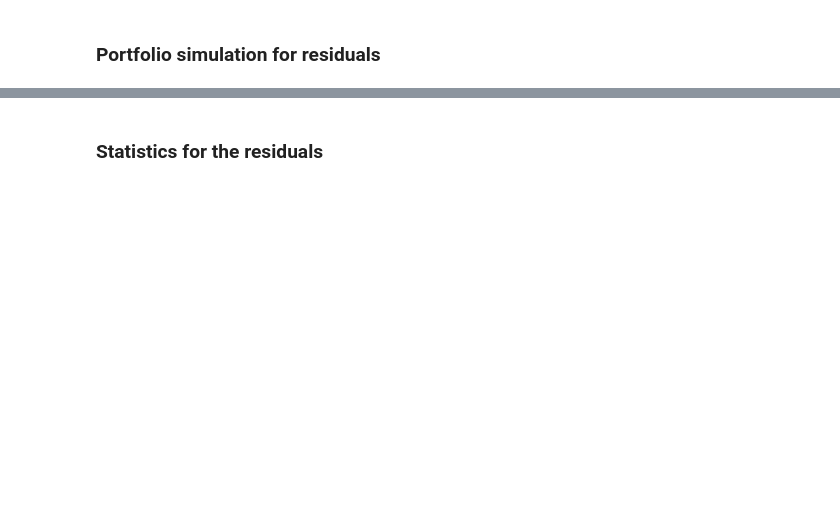
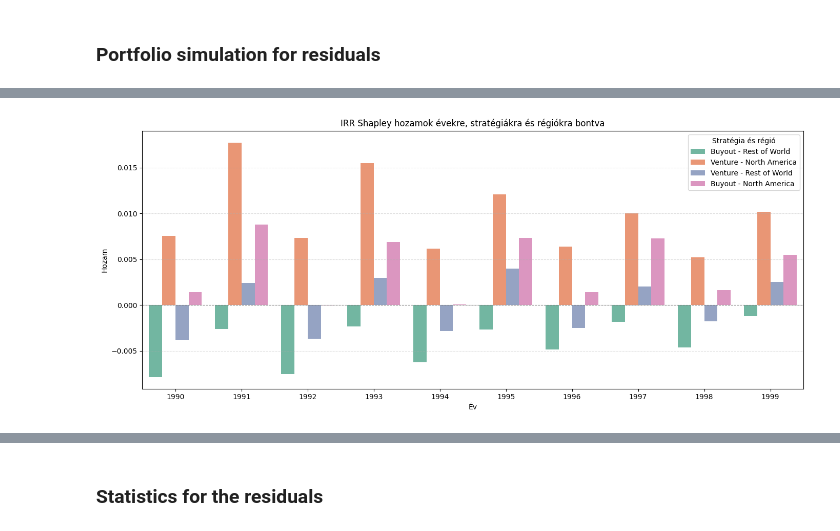
Before and after one commit to kelali01/szakdolgozat, a Jupyter notebook: shapley_test.ipynb, the cells around one changed output, grey strips where cells are left out. Saved outputs shown, nothing was run; the diff lists cells and outputs as text; code cells hidden in the pictures; blank space fills up the shorter version.

```diff
--- a/shapley_test.ipynb
+++ b/shapley_test.ipynb
@@ -384,0 +416,25 @@ plt.show()
+# %%
+df = pd.DataFrame(
+    [(year, strategy, geo, value) for (year, strategy, geo), value in shapley_irr_results_1000.items()],
+    columns=["Year", "Strategy", "Geography", "Value"]
+)
+
+# Combine Strategy and Geography for clearer bar groups
+df["Group"] = df["Strategy"] + " - " + df["Geography"]
+
+# Plot
+plt.figure(figsize=(14, 6))
+sns.barplot(data=df, x="Year", y="Value", hue="Group", palette="Set2")  # No edgecolor = no black lines
+
+plt.title("IRR Shapley hozamok évekre, stratégiákra és régiókra bontva")
+plt.xlabel("Év")
+plt.ylabel("Hozam")
+plt.axhline(0, color='gray', linestyle='--', linewidth=0.8)
+plt.legend(title="Stratégia és régió")
+plt.grid(axis='y', linestyle='--', alpha=0.4)
+plt.tight_layout()
+plt.savefig("irr_shapley_ind.pdf", format='pdf', bbox_inches='tight')
+
+plt.show()
+# %% [output]
+[figure, added]
```
Also changed, not shown: parts of 38 cells of this notebook, 10 other files.
